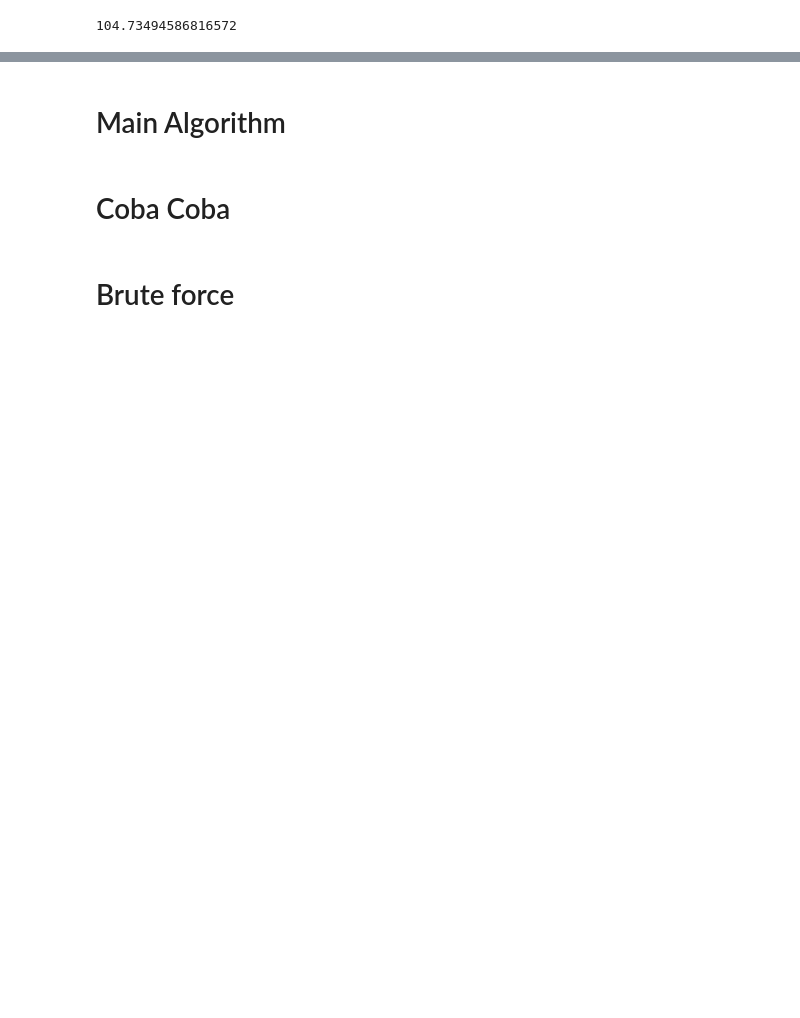
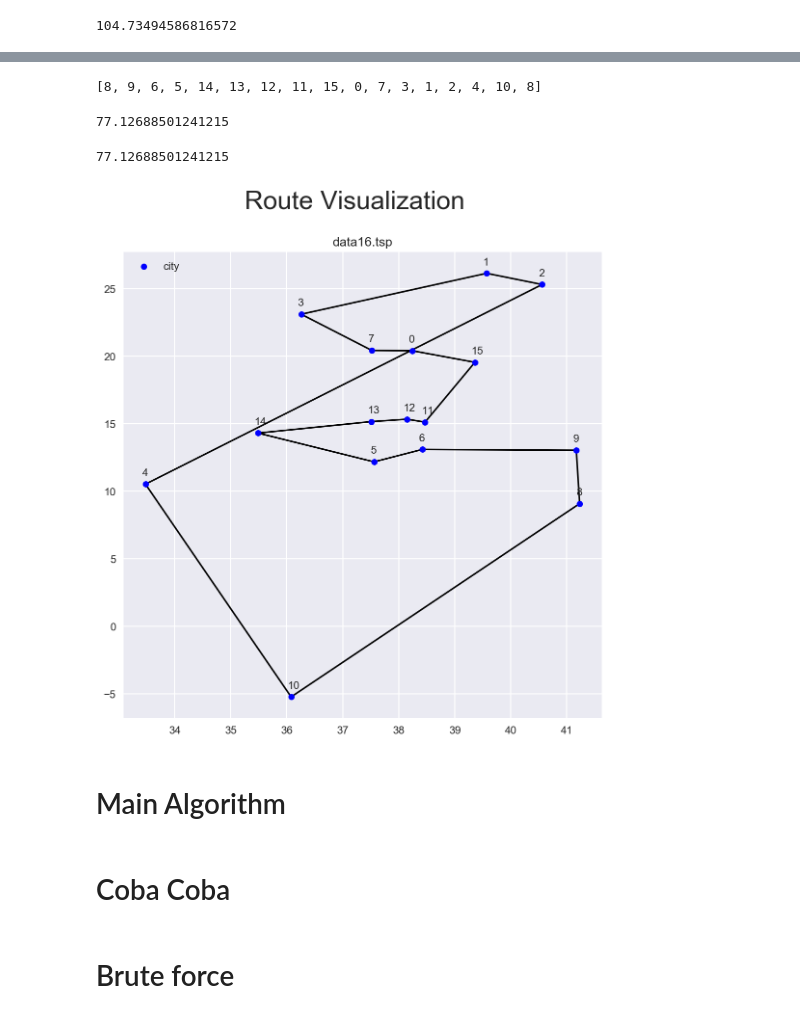
Before and after one commit to iqbalbasyar/Solving-TSP-Problem-with-Ant-System-Algorithm, a Jupyter notebook: Solving TSP Problem with Ant System Algorithm.ipynb, the cells around one changed output, grey strips where cells are left out. Drawn from its saved outputs; the diff is of its cells as text; code cells hidden in the pictures; blank space fills up the shorter version.

```diff
--- a/Solving TSP Problem with Ant System Algorithm.ipynb
+++ b/Solving TSP Problem with Ant System Algorithm.ipynb
@@ -368,0 +439,12 @@ N_cycle = 10
+# %%
+def initialize_ants(N_ant, Nodes):
+    """
+    Input :
+    - N_ant : integer, number of ants
+    - Nodes : List of nodes
+    Output :
+    List that containt N_ant number of specific point in Nodes (selected randomly but uniform)
+    """
+
+    initial_ant = np.random.choice(Nodes, N_ant)
+    return initial_ant
@@ -369,3 +523,24 @@ N_cycle = 10
+# %%
+final_route
+# %% [output]
+[8, 9, 6, 5, 14, 13, 12, 11, 15, 0, 7, 3, 1, 2, 4, 10, 8]
+# %%
+final_cost
+# %% [output]
+77.12688501241215
+# %%
+cost(final_route,dist_matrix_16)
+# %% [output]
+77.12688501241215
+# %%
+datas = [data16]
+axes = 1
+titles = ["data16.tsp"]
+ib_scatterhs_2d(datas,axes,titles,dpi=80,node_color='b'
+                ,figsize=(8,8),route=final_route, suptitle="Route Visualization"
+                , print_route=True, verbouse = True)
+# %% [output]
+[figure, added]
 # %% [markdown]
 # Main Algorithm
 # %%
```
Also changed, not shown: parts of 22 cells of this notebook, 1 other file.
